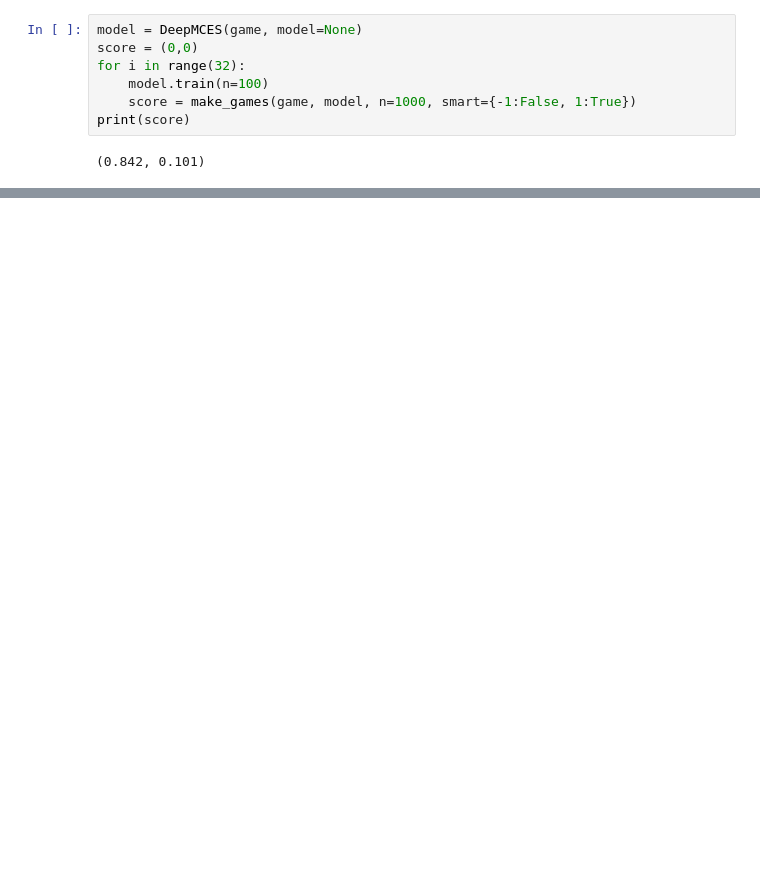
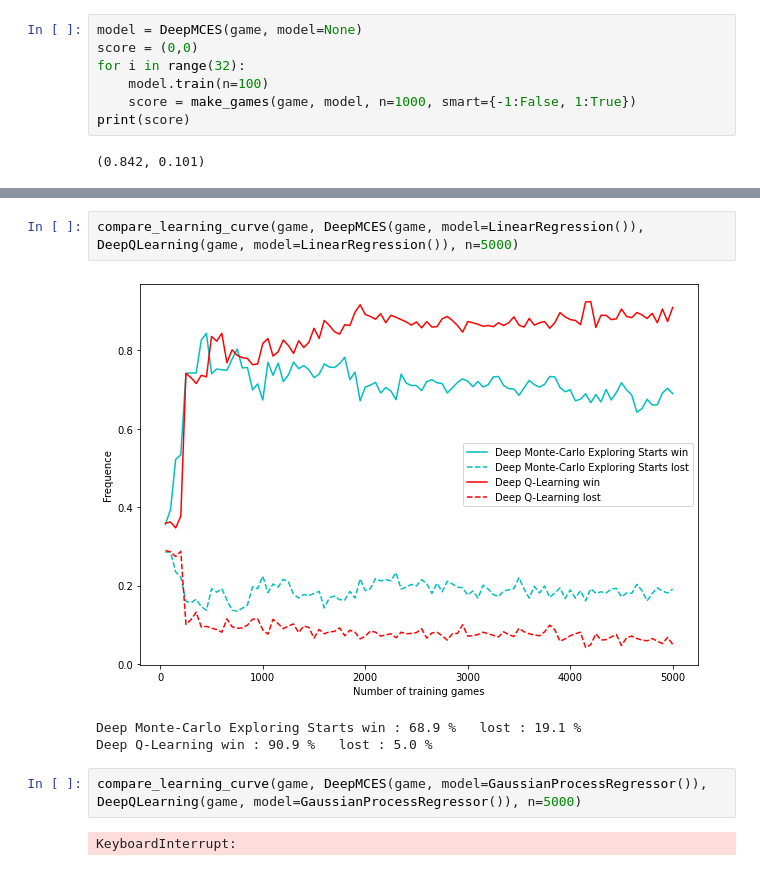
Before and after one commit to AMasquelier/Reinforcement-Learning, a Jupyter notebook: Test_Deep.ipynb, the cells around one changed output, grey strips where cells are left out. Cells and saved outputs as stored; diff of their text form; blank space fills up the shorter version.

```diff
--- a/Test_Deep.ipynb
+++ b/Test_Deep.ipynb
@@ -46,0 +50,10 @@ print(make_games(game, model, n=1000, smart={-1:True, 1:False}))
+# %%
+compare_learning_curve(game, DeepMCES(game, model=LinearRegression()), DeepQLearning(game, model=LinearRegression()), n=5000)
+# %% [output]
+[figure, added]
+Deep Monte-Carlo Exploring Starts win : 68.9 %   lost : 19.1 %
+Deep Q-Learning win : 90.9 %   lost : 5.0 %
+# %%
+compare_learning_curve(game, DeepMCES(game, model=GaussianProcessRegressor()), DeepQLearning(game, model=GaussianProcessRegressor()), n=5000)
+# %% [output]
+KeyboardInterrupt:
```
Also changed, not shown: parts of 7 cells of this notebook, 1 other file.
